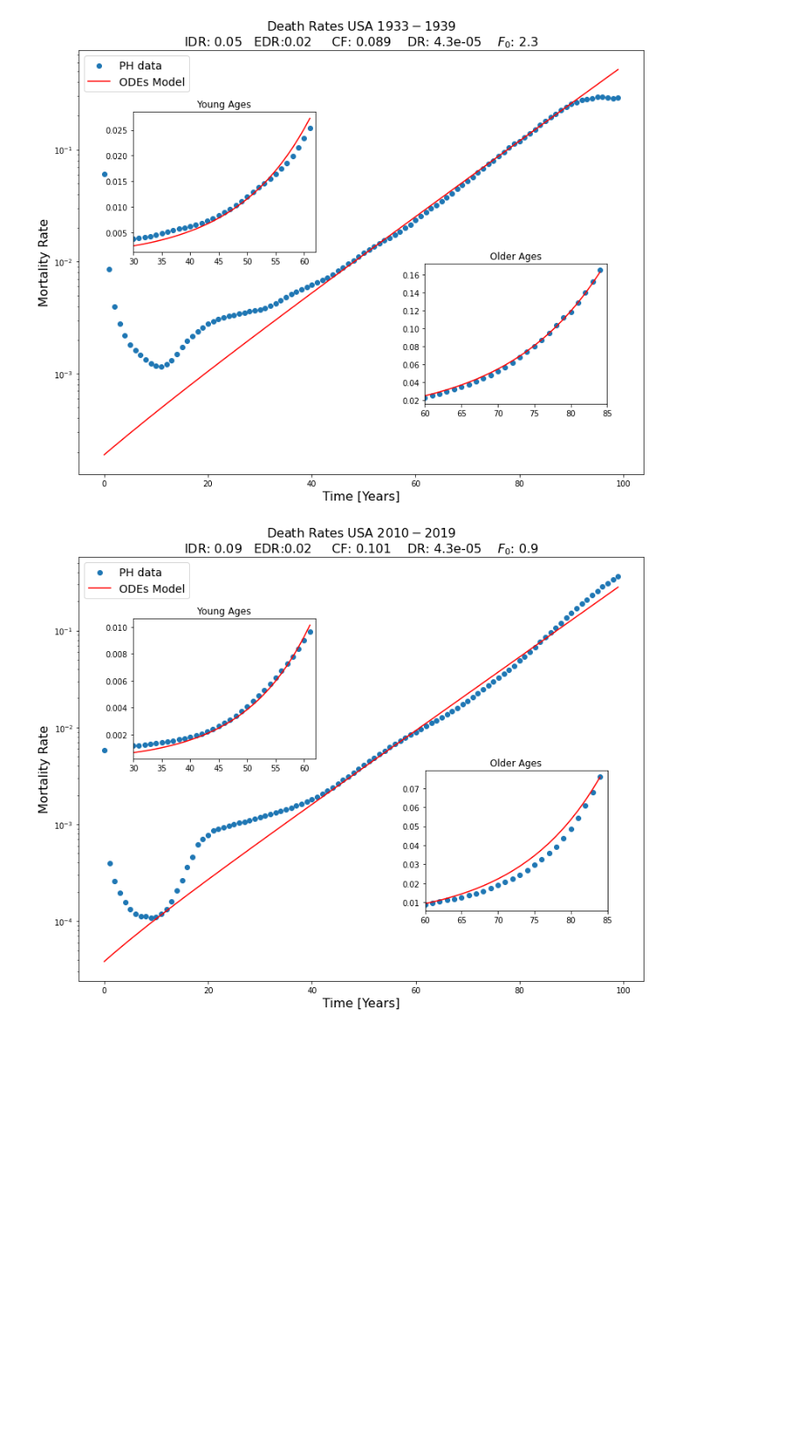
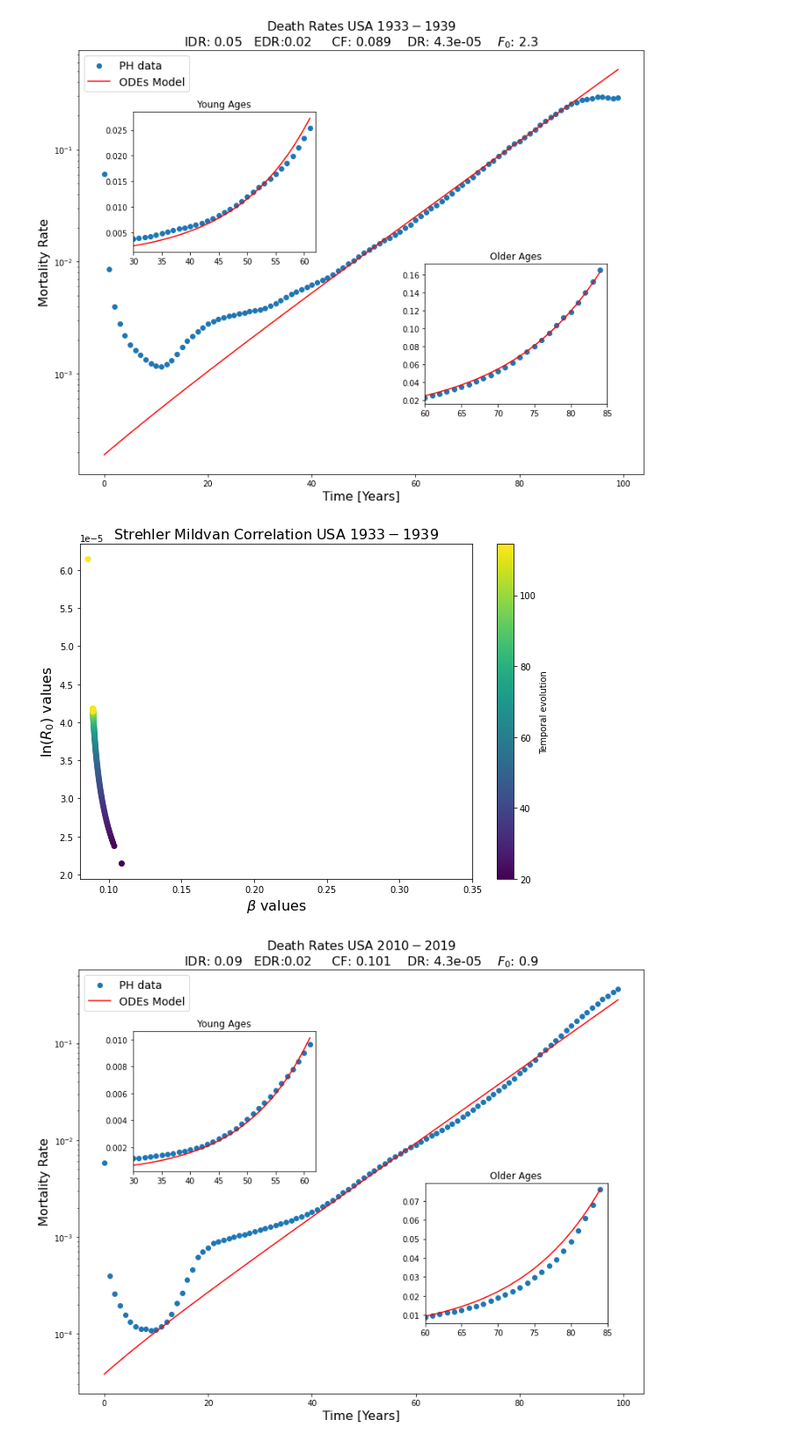
Before and after one commit to Rafther0112/Human_Aging_Research, a Jupyter notebook: friday_21_28/death_rates/data_analysis.ipynb, the cells around one changed output. Shown at 88% size. Saved outputs shown, nothing was run; the diff lists cells and outputs as text; code cells hidden in the pictures; blank space fills up the shorter version.

```diff
--- a/friday_21_28/death_rates/data_analysis.ipynb
+++ b/friday_21_28/death_rates/data_analysis.ipynb
@@ -430,6 +430,40 @@ ax2.set_title('Older Ages')
 plt.savefig("DR_USA_1933_1939_log_scale.jpg", dpi = 500)
 # %% [output]
 [figure]
+# %%
+frailty_index = frailty_index_differential_equation[0:110]
+gompertz_law = mortality_rate*(frailty_index**(coupling_factor/alpha_damage_propagation))
+
+derivative_process = dxdt(gompertz_law, temporal_evolution_differential_equation[0:110], kind="finite_difference", k=3)
+beta_values = derivative_process/gompertz_law
+R_values = gompertz_law/np.e**(beta_values*temporal_evolution_differential_equation[0:110])
+
+# Generar datos de ejemplo (reemplaza esto con tus propios datos)
+tiempo = temporal_evolution_differential_equation[0:110]
+x = beta_values
+y = R_values
+colores = tiempo
+
+# Crear la figura y los ejes
+fig, ax = plt.subplots(figsize = (10,7))
+
+# Crear la curva de color
+scatter = ax.scatter(x, y, c=colores, cmap='viridis', marker='o')
+
+# Crear la barra de color
+norm = Normalize(vmin=min(colores), vmax=max(colores))
+cbar = plt.colorbar(ScalarMappable(norm=norm, cmap='viridis'), ax=ax)
+cbar.set_label('Temporal evolution')
+
+# Etiquetas y título
+ax.set_xlabel(rf"$\beta$ values", fontsize = 16)
+ax.set_ylabel(rf"$\ln(R_0)$ values", fontsize = 16)
+ax.set_title(rf"Strehler Mildvan Correlation USA $1933-1939$", fontsize = 16)
+ax.set_xlim(0.08, 0.35)
+plt.savefig("SM_correlation_USA_1933_1939.jpg", dpi = 1000)
+plt.show()
+# %% [output]
+[figure, added]
 # %%
 plt.figure(figsize=(13,10))
 plt.title(r"Death Rates USA $2010-2019$" + "\n" + rf"IDR: {alpha_damage_propagation}   EDR:{disease_rate}     CF: {coupling_factor}    DR: {mortality_rate}    $F_0$: {initial_condition}" , fontsize = 16)
```
